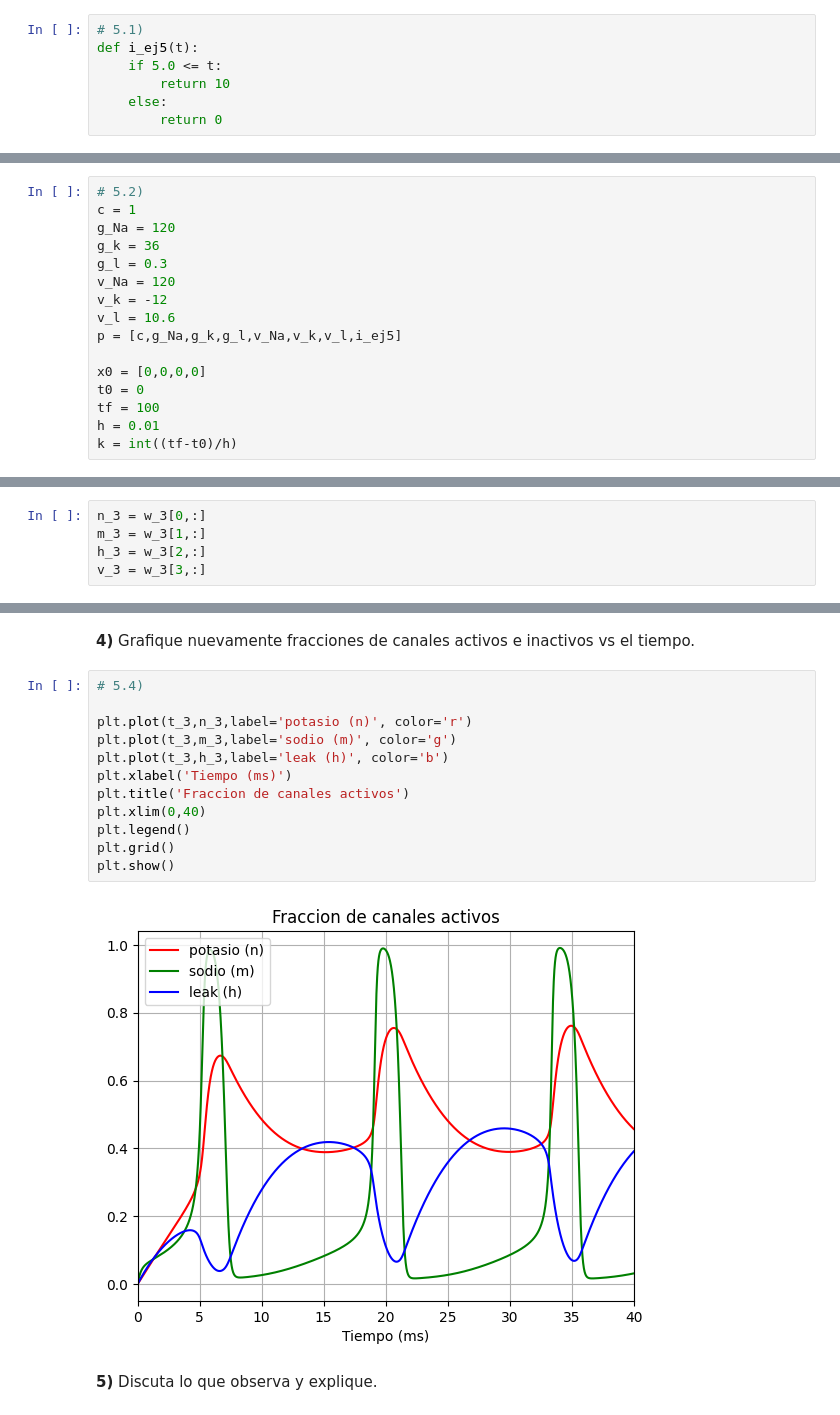
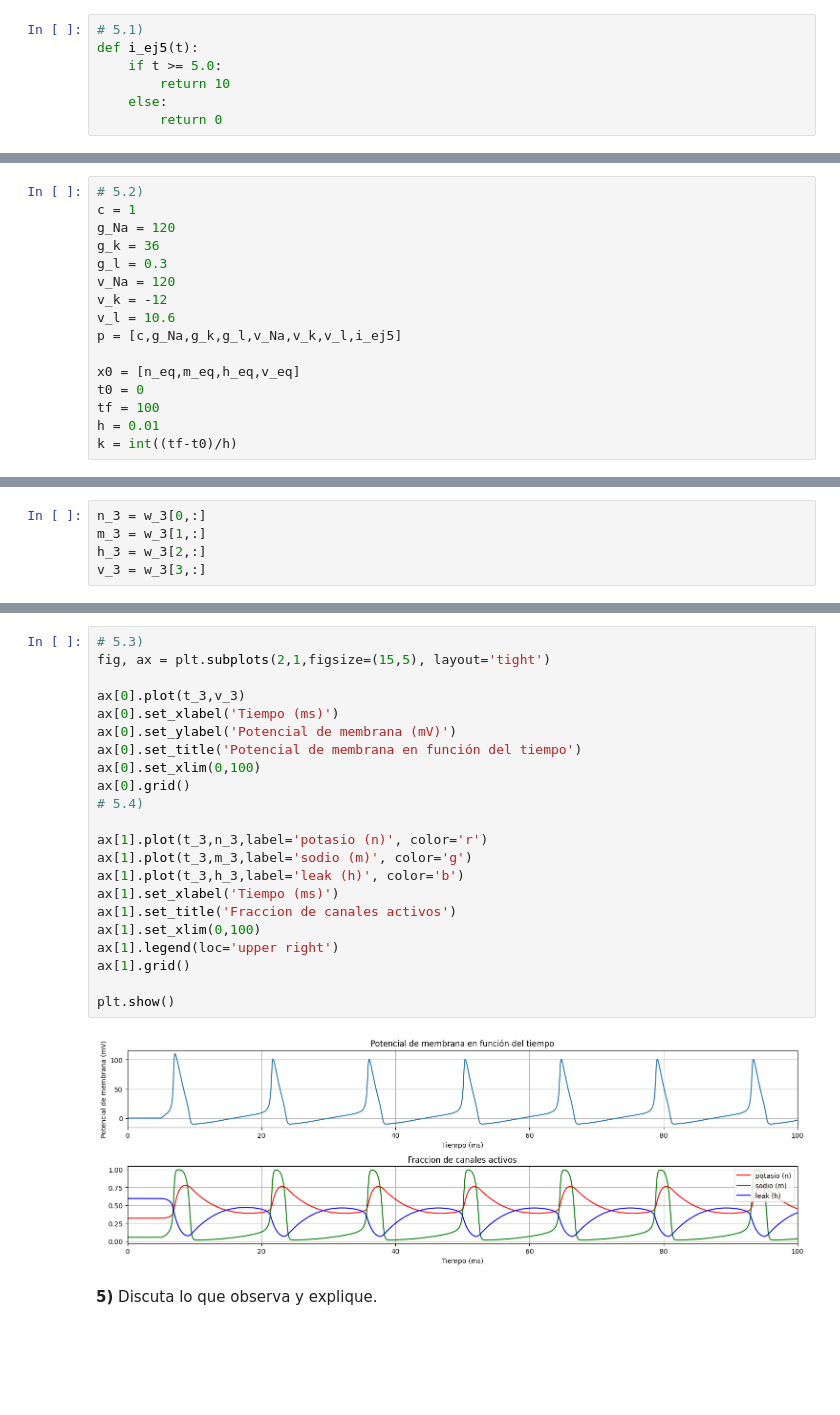
Before and after one commit to AdolfoBanchio/Modelo-Hodgkin-y-Huxley, a Jupyter notebook: redes_neuronales_2024_guia_8.ipynb, the cells around one changed output, grey strips where cells are left out. Drawn from its saved outputs; the diff is of its cells as text; blank space fills up the shorter version.

```diff
--- a/redes_neuronales_2024_guia_8.ipynb
+++ b/redes_neuronales_2024_guia_8.ipynb
@@ -648,7 +657,7 @@ Esta corriente representa un estímulo constante.
 # %%
 # 5.1)
 def i_ej5(t):
-    if 5.0 <= t:
+    if t >= 5.0:
         return 10
     else:
         return 0
@@ -671,7 +680,7 @@ v_k = -12
 v_l = 10.6
 p = [c,g_Na,g_k,g_l,v_Na,v_k,v_l,i_ej5]
 
-x0 = [0,0,0,0]
+x0 = [n_eq,m_eq,h_eq,v_eq]
 t0 = 0
 tf = 100
 h = 0.01
@@ -700,19 +699,27 @@ plt.show()
-# %% [markdown]
-**4)** Grafique nuevamente fracciones de canales activos e inactivos vs el tiempo.
 # %%
+# 5.3)
+fig, ax = plt.subplots(2,1,figsize=(15,5), layout='tight')
+
+ax[0].plot(t_3,v_3)
+ax[0].set_xlabel('Tiempo (ms)')
+ax[0].set_ylabel('Potencial de membrana (mV)')
+ax[0].set_title('Potencial de membrana en función del tiempo')
+ax[0].set_xlim(0,100)
+ax[0].grid()
 # 5.4)
 
-plt.plot(t_3,n_3,label='potasio (n)', color='r')
-plt.plot(t_3,m_3,label='sodio (m)', color='g')
-plt.plot(t_3,h_3,label='leak (h)', color='b')
-plt.xlabel('Tiempo (ms)')
-plt.title('Fraccion de canales activos')
-plt.xlim(0,40)
-plt.legend()
-plt.grid()
+ax[1].plot(t_3,n_3,label='potasio (n)', color='r')
+ax[1].plot(t_3,m_3,label='sodio (m)', color='g')
+ax[1].plot(t_3,h_3,label='leak (h)', color='b')
+ax[1].set_xlabel('Tiempo (ms)')
+ax[1].set_title('Fraccion de canales activos')
+ax[1].set_xlim(0,100)
+ax[1].legend(loc='upper right')
+ax[1].grid()
+
 plt.show()
 # %% [output]
-[figure, old version]
+[figure, new version]
 # %% [markdown]
 **5)** Discuta lo que observa y explique.
 # %% [markdown]
```
Also changed, not shown: parts of 18 cells of this notebook, 12 other files.
